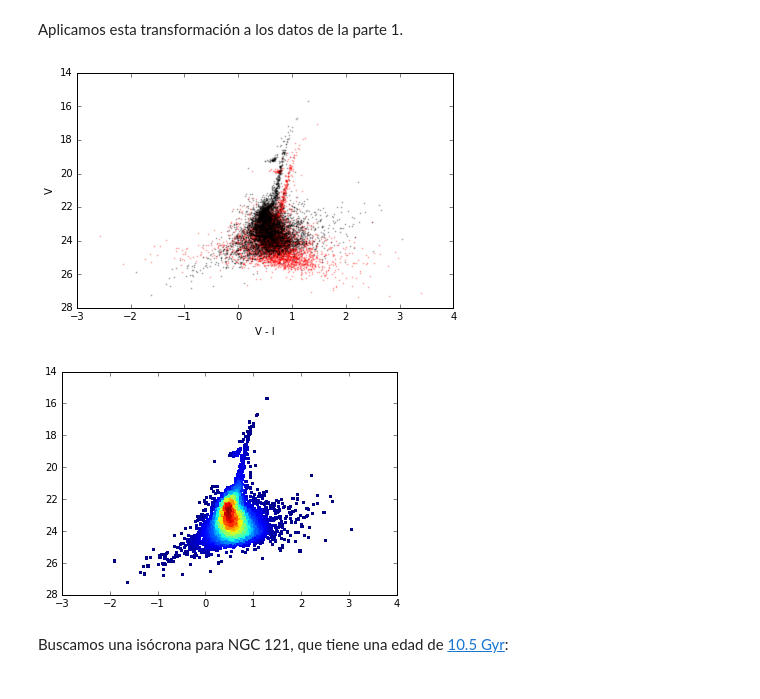
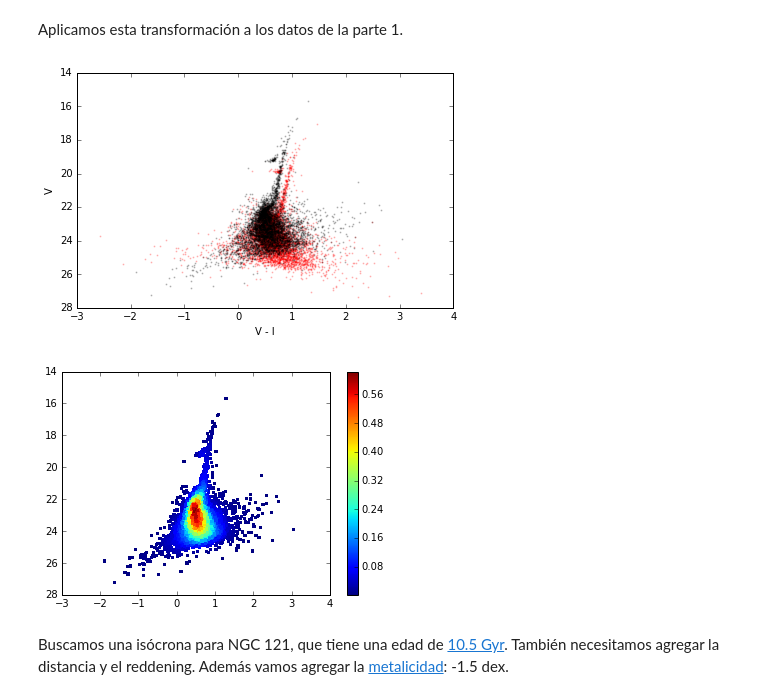
Before and after one commit to cjsantander/AST0421, a Jupyter notebook: Tarea2_Parte2/Tarea1_Parte2.ipynb, the cells around one changed output. Saved outputs shown, nothing was run; the diff lists cells and outputs as text; code cells hidden in the pictures.

```diff
--- a/Tarea2_Parte2/Tarea1_Parte2.ipynb
+++ b/Tarea2_Parte2/Tarea1_Parte2.ipynb
@@ -57,37 +57,39 @@ mag = list(map(lambda x: trans_to_UVBRI(x[0], x[1], *params), mag))
 import matplotlib.pyplot as plt
 
 axis_x = list(map(lambda x: x[0]-x[1], mag))
 _, axis_y = zip(*mag)
 
 plt.scatter(np.array(Tarea1.f555_mag) - np.array(Tarea1.f814_mag), Tarea1.f555_mag, marker='o', color='Red', s=1, alpha=0.2)
 plt.scatter(axis_x, axis_y, marker='o', c='Black', s=1, alpha=0.2)
 plt.xlabel('V - I')
 plt.ylabel('V')
 plt.tight_layout()
 axes = plt.gca()
 axes.invert_yaxis()
 #axes.set_xlim([0.7, 0.9])
 #axes.set_ylim([27, 16])
 plt.show()
 
 x = axis_x
 y = axis_y
 
 # Código adaptado del amigo de stackoverflow:
 # http://stackoverflow.com/questions/20105364/how-can-i-make-a-scatter-plot-colored-by-density-in-matplotlib
 xy = np.vstack([x,y])
 z = gaussian_kde(xy)(xy)
 
 fig, ax = plt.subplots()
-ax.scatter(x, y, c=z, s=10, marker='s', edgecolor='')
+im = ax.scatter(x, y, c=z, s=10, marker='s', edgecolor='')
 axes = plt.gca()
+fig.colorbar(im)
 axes.invert_yaxis()
+
 plt.show()
 # %% [output]
 [figure]
-[figure, old version]
+[figure, new version]
 # %% [markdown]
-Buscamos una isócrona para NGC 121, que tiene una edad de [10.5 Gyr](http://iopscience.iop.org/article/10.1088/0004-6256/135/4/1106/pdf):
+Buscamos una isócrona para NGC 121, que tiene una edad de [10.5 Gyr](http://iopscience.iop.org/article/10.1088/0004-6256/135/4/1106/pdf). También necesitamos agregar la distancia y el reddening. Además vamos agregar la [metalicidad](https://arxiv.org/pdf/1002.4301v2.pdf): -1.5 dex.
 # %%
 from isochrones.dartmouth import Dartmouth_Isochrone
 import numpy as np
```
Also changed, not shown: parts of 3 cells of this notebook.
